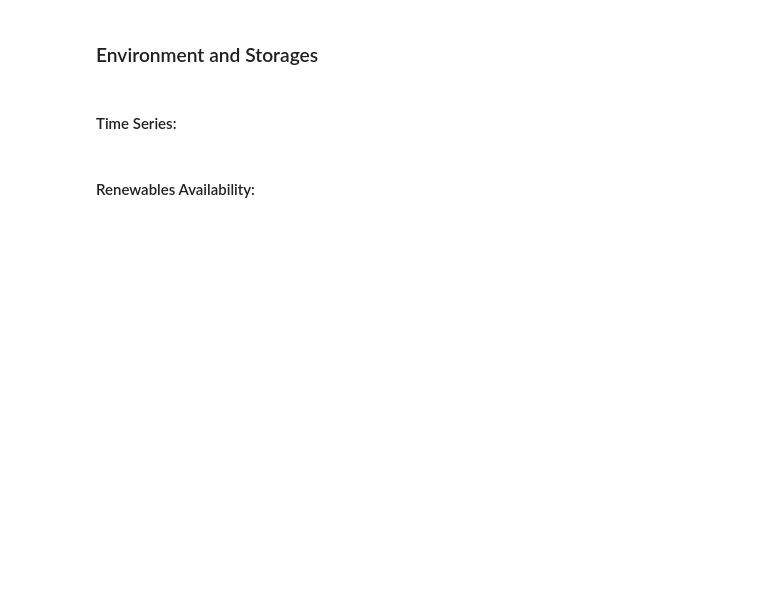
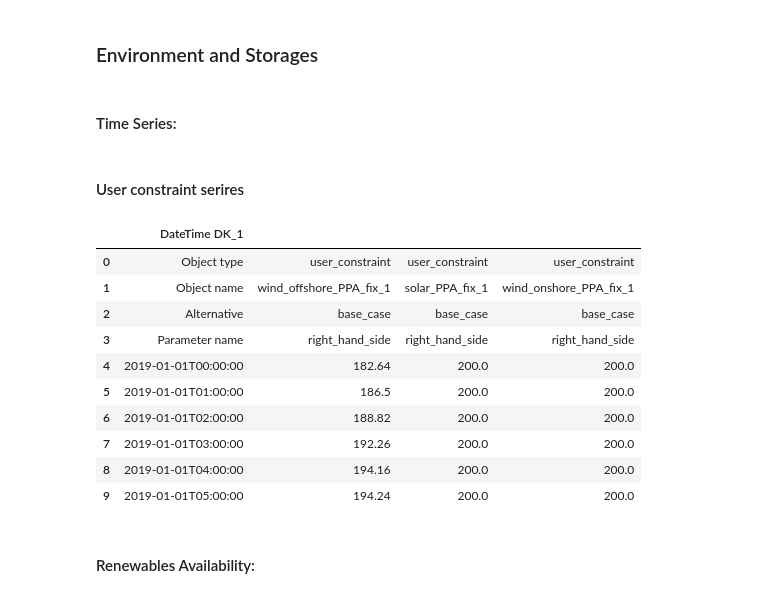
Before and after one commit to CSEI-EU/Nord_H2ub, a Jupyter notebook: spine_projects/01_input_data/00_functions/data_preparation_nord_h2ub_spine.ipynb, the cells around one changed output. Saved outputs shown, nothing was run; the diff lists cells and outputs as text; code cells hidden in the pictures; blank space fills up the shorter version.

Commit message:
applied availability factors to pay-as-produced PPA right-hand side constraint values

```diff
--- a/spine_projects/01_input_data/00_functions/data_preparation_nord_h2ub_spine.ipynb
+++ b/spine_projects/01_input_data/00_functions/data_preparation_nord_h2ub_spine.ipynb
@@ -1499,6 +1715,60 @@ df_wind_availabilityfactors_values.rename(columns={'time': 'time [UTC]',
 # Adjust power prices
 df_powerprices_values.rename(columns={'HourUTC': 'time [UTC]',
                                          'HourDK': 'time [' + area + ']'}, inplace=True)
+# %% [markdown]
+#### User constraint serires
+# %%
+metadata = ['Object type', 'Object name', 'Alternative', 'Parameter name']
+
+df_user_constraint_series = pd.DataFrame(
+    metadata +df_time['DateTime'].tolist(),
+    columns=['DateTime ' + area]
+)
+
+# Map each power source to its availability factor series
+availability_factor_mapping = {
+    'Solar plant': df_PV_availabilityfactors_values['unit_availability_factor'].tolist(),
+    'Wind onshore': df_wind_availabilityfactors_values['unit_availability_factor_onshore'].tolist(),
+    'Wind offshore': df_wind_availabilityfactors_values['unit_availability_factor_offshore'].tolist(),
+}
+
+for power_source in RES_powers:
+    if power_source == 'Grid':
+        continue
+    if power_source in res_connection_constraint_mapping:
+        constraint_name = res_connection_constraint_mapping[power_source]['User_constraint_name']
+
+        if ppa_values.get(power_source):
+            ppa_type = ppa_type_values.get(power_source)
+            ppa_capacity = ppa_capacity_values.get(power_source)
+
+            if ppa_type == 'Pay-as-produced':
+                availability_factors = availability_factor_mapping.get(power_source)
+                values = [ppa_capacity * af for af in availability_factors]
+            else:  # Base load
+                values = [ppa_capacity] * len(df_time)
+        else:
+            values = [RES_powers_capacities.get(power_source)] * len(df_time)
+
+        col_data = ['user_constraint', constraint_name, run_name, 'right_hand_side'] + list(values)
+        df_user_constraint_series[constraint_name] = col_data
+
+# Drop the column heads for RES
+df_user_constraint_series.columns = ['DateTime ' + area] + [''] * (len(df_user_constraint_series.columns) - 1)
+
+df_user_constraint_series.head(10)
+# %% [output]
+|  | DateTime DK_1 |  |  |  |
+| 0 | Object type | user_constraint | user_constraint | user_constraint |
+| 1 | Object name | wind_offshore_PPA_fix_1 | solar_PPA_fix_1 | wind_onshore_PPA_fix_1 |
+| 2 | Alternative | base_case | base_case | base_case |
+| 3 | Parameter name | right_hand_side | right_hand_side | right_hand_side |
+| 4 | 2019-01-01T00:00:00 | 182.64 | 200.0 | 200.0 |
+| 5 | 2019-01-01T01:00:00 | 186.5 | 200.0 | 200.0 |
+| 6 | 2019-01-01T02:00:00 | 188.82 | 200.0 | 200.0 |
+| 7 | 2019-01-01T03:00:00 | 192.26 | 200.0 | 200.0 |
+| 8 | 2019-01-01T04:00:00 | 194.16 | 200.0 | 200.0 |
+| 9 | 2019-01-01T05:00:00 | 194.24 | 200.0 | 200.0 |
 # %% [markdown]
 #### Renewables Availability:
 # %%
```
Also changed, not shown: parts of 34 cells of this notebook, 1 other file.
